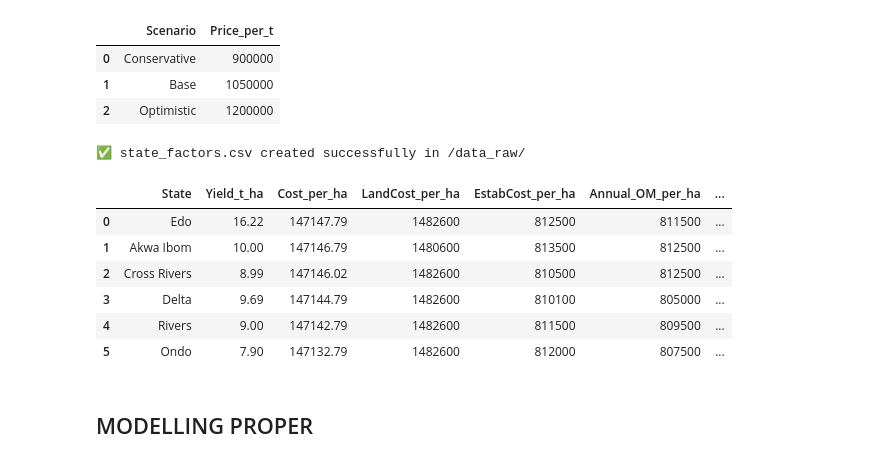
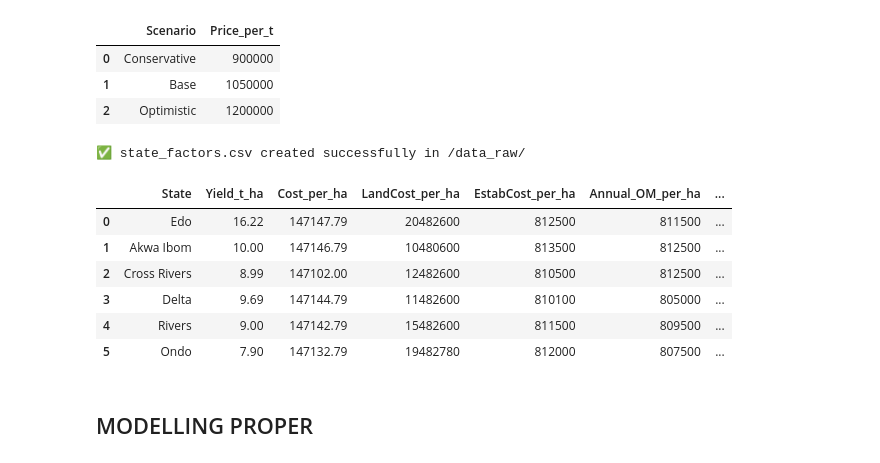
Before and after one commit to xmendevs/ConsoleWars-Sales-Analysis-, a Jupyter notebook: Paim_oil_Business_Investor.ipynb, the cells around one changed output. Drawn from its saved outputs; the diff is of its cells as text; code cells hidden in the pictures.

```diff
--- a/Paim_oil_Business_Investor.ipynb
+++ b/Paim_oil_Business_Investor.ipynb
@@ -57,30 +56,30 @@ price_df
 | 2 | Optimistic | 1200000 |
 # %%
 state_data = [
-    ["Edo",16.22,147147.79,1482600,812500,811500,2490],
-    ["Akwa Ibom",10,147146.79,1480600,813500,812500,1871],
-    ["Cross Rivers",8.99,147146.02,1482600,810500,812500,2251],
-    ["Delta",9.69,147144.79,1482600,810100,805000,2487],
-    ["Rivers",9,147142.79,1482600,811500,809500,2345],
-    ["Ondo",7.9,147132.79,1482600,812000,807500,1409]
-]
+    ["Edo",16.22,147147.79,20482600,812500,811500,2490],
+    ["Akwa Ibom",10,147146.79,10480600,813500,812500,1871],
+    ["Cross Rivers",8.99,147102,12482600,810500,812500,2251],
+    ["Delta",9.69,147144.79,11482600,810100,805000,2487],
+    ["Rivers",9,147142.79,15482600,811500,809500,2345],
+    ["Ondo",7.9,147132.79,19482780,812000,807500,1409]
+    ]
 
 cols = ['State','Yield_t_ha','Cost_per_ha','LandCost_per_ha',
         'EstabCost_per_ha','Annual_OM_per_ha','Avg_Rainfall_mm']
 state_df = pd.DataFrame(state_data, columns=cols)
 state_df.to_csv("data_raw/state_factors.csv", index=False)
 
 print("✅ state_factors.csv created successfully in /data_raw/")
 state_df
 # %% [output]
 ✅ state_factors.csv created successfully in /data_raw/
 |  | State | Yield_t_ha | Cost_per_ha | LandCost_per_ha | EstabCost_per_ha | Annual_OM_per_ha | ... |
-| 0 | Edo | 16.22 | 147147.79 | 1482600 | 812500 | 811500 | ... |
-| 1 | Akwa Ibom | 10.00 | 147146.79 | 1480600 | 813500 | 812500 | ... |
-| 2 | Cross Rivers | 8.99 | 147146.02 | 1482600 | 810500 | 812500 | ... |
-| 3 | Delta | 9.69 | 147144.79 | 1482600 | 810100 | 805000 | ... |
-| 4 | Rivers | 9.00 | 147142.79 | 1482600 | 811500 | 809500 | ... |
-| 5 | Ondo | 7.90 | 147132.79 | 1482600 | 812000 | 807500 | ... |
+| 0 | Edo | 16.22 | 147147.79 | 20482600 | 812500 | 811500 | ... |
+| 1 | Akwa Ibom | 10.00 | 147146.79 | 10480600 | 813500 | 812500 | ... |
+| 2 | Cross Rivers | 8.99 | 147102.00 | 12482600 | 810500 | 812500 | ... |
+| 3 | Delta | 9.69 | 147144.79 | 11482600 | 810100 | 805000 | ... |
+| 4 | Rivers | 9.00 | 147142.79 | 15482600 | 811500 | 809500 | ... |
+| 5 | Ondo | 7.90 | 147132.79 | 19482780 | 812000 | 807500 | ... |
 # %% [markdown]
 ## MODELLING PROPER
 # %%
```
Also changed, not shown: parts of 7 cells of this notebook.
